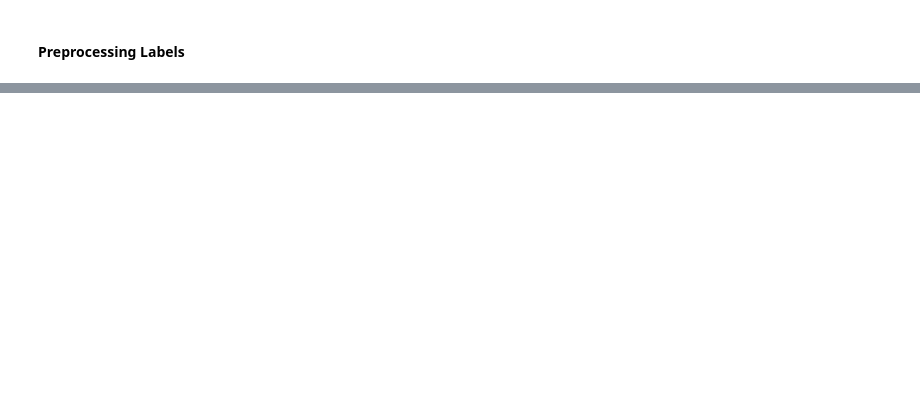
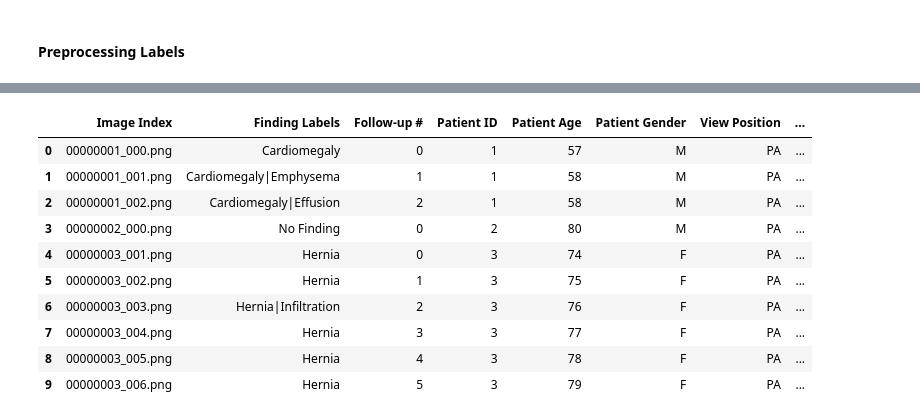
Before and after one commit to 2223066/CCT_Master_Data_Analytics_Sem2_CA1, a Jupyter notebook: MSC_DA_InterGr_CA1_A.ipynb, the cells around one changed output, grey strips where cells are left out. Drawn from its saved outputs; the diff is of its cells as text; code cells hidden in the pictures; blank space fills up the shorter version.

```diff
--- a/MSC_DA_InterGr_CA1_A.ipynb
+++ b/MSC_DA_InterGr_CA1_A.ipynb
@@ -56 +58,15 @@ Consolidation                10480
 Name: Finding Labels, dtype: int64
+# %%
+df_xray_images.head(10)
+# %% [output]
+|  | Image Index | Finding Labels | Follow-up # | Patient ID | Patient Age | Patient Gender | View Position | ... |
+| 0 | 00000001_000.png | Cardiomegaly | 0 | 1 | 57 | M | PA | ... |
+| 1 | 00000001_001.png | Cardiomegaly|Emphysema | 1 | 1 | 58 | M | PA | ... |
+| 2 | 00000001_002.png | Cardiomegaly|Effusion | 2 | 1 | 58 | M | PA | ... |
+| 3 | 00000002_000.png | No Finding | 0 | 2 | 80 | M | PA | ... |
+| 4 | 00000003_001.png | Hernia | 0 | 3 | 74 | F | PA | ... |
+| 5 | 00000003_002.png | Hernia | 1 | 3 | 75 | F | PA | ... |
+| 6 | 00000003_003.png | Hernia|Infiltration | 2 | 3 | 76 | F | PA | ... |
+| 7 | 00000003_004.png | Hernia | 3 | 3 | 77 | F | PA | ... |
+| 8 | 00000003_005.png | Hernia | 4 | 3 | 78 | F | PA | ... |
+| 9 | 00000003_006.png | Hernia | 5 | 3 | 79 | F | PA | ... |
```
Also changed, not shown: parts of 21 cells of this notebook, 2 other files.
